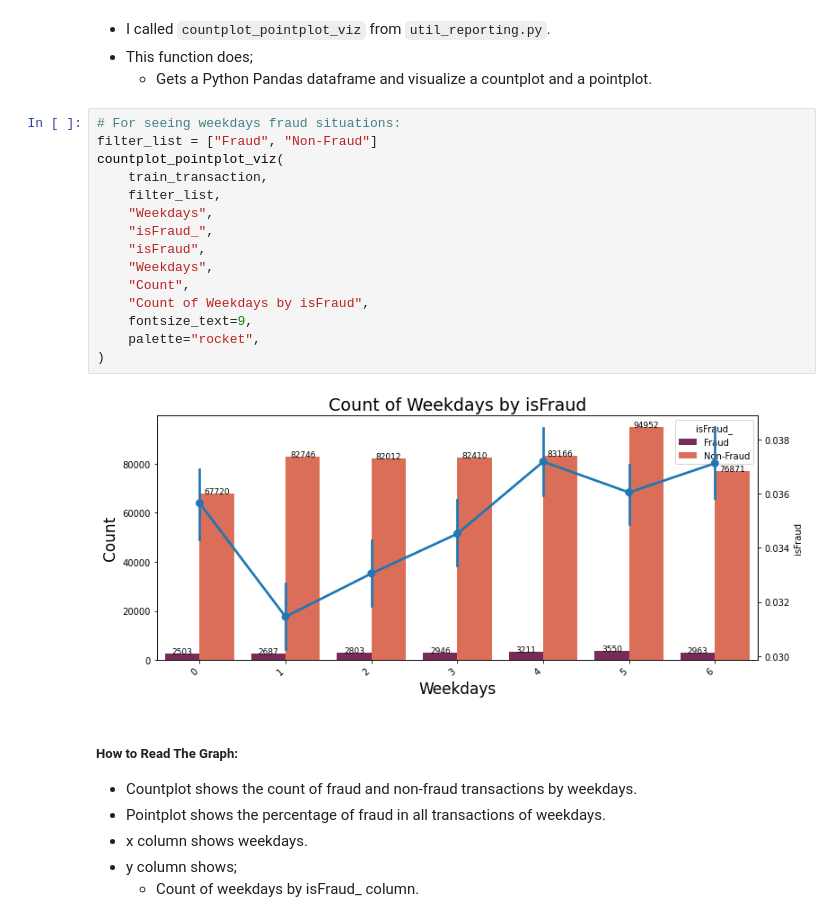
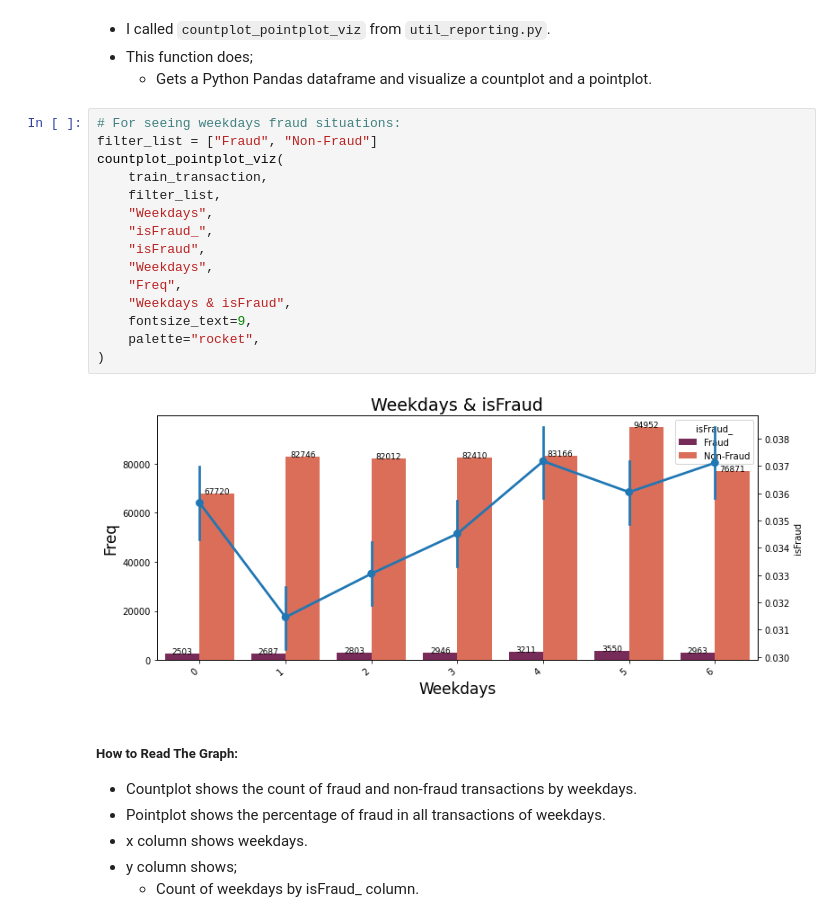
Before and after one commit to ElifKarakutukDinc/IEEE-CIS-Fraud-Detection, a Jupyter notebook: EDA.ipynb, the cells around one changed output. Cells and saved outputs as stored; diff of their text form.

```diff
--- a/EDA.ipynb
+++ b/EDA.ipynb
@@ -1240,20 +1231,20 @@ histogram_multiple_viz(
 # %%
 # For seeing weekdays fraud situations:
 filter_list = ["Fraud", "Non-Fraud"]
 countplot_pointplot_viz(
     train_transaction,
     filter_list,
     "Weekdays",
     "isFraud_",
     "isFraud",
     "Weekdays",
-    "Count",
-    "Count of Weekdays by isFraud",
+    "Freq",
+    "Weekdays & isFraud",
     fontsize_text=9,
     palette="rocket",
 )
 # %% [output]
-[figure, old version]
+[figure, new version]
 # %% [markdown]
 ##### How to Read The Graph:
 * Countplot shows the count of fraud and non-fraud transactions by weekdays.
```
Also changed, not shown: parts of 41 cells of this notebook.
